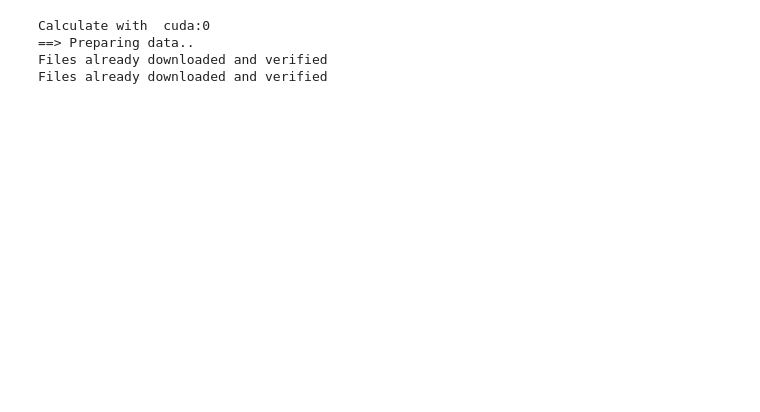
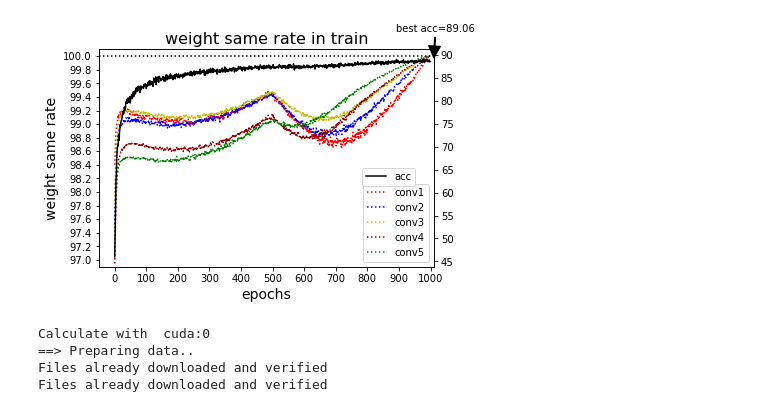
Before and after one commit to hattori7243/IR-Net, a Jupyter notebook: CIFAR-10/VGG-Small/IRNet.ipynb, the cells around one changed output. Drawn from its saved outputs; the diff is of its cells as text; code cells hidden in the pictures; blank space fills up the shorter version.

```diff
--- a/CIFAR-10/VGG-Small/IRNet.ipynb
+++ b/CIFAR-10/VGG-Small/IRNet.ipynb
@@ -1,3 +1,102 @@
+# %%
+def read_list(path):
+    l_s=[]
+    l_n=[]
+    with open(path,'r') as f:
+        s=f.readline()
+        l_s=s.split(',')
+    l_s=l_s[0:-1]
+    for item in l_s:
+        l_n.append(float(item))
+    return l_n
+# %%
+from pylab import *
+
+
+acc_list=read_list('./same/acc.out')
+conv1_list=read_list('./same/conv1.out')[1:]
+conv2_list=read_list('./same/conv2.out')[1:]
+conv3_list=read_list('./same/conv3.out')[1:]
+conv4_list=read_list('./same/conv4.out')[1:]
+conv5_list=read_list('./same/conv5.out')[1:]
+
+plt.title('weight same rate in train',fontsize=16)
+#设置图表标题和标题字号
+
+plt.xlabel('epochs',fontsize=14)
+#设置x轴标签及其字号
+plt.ylabel('weight same rate',fontsize=14)
+#设置y轴标签及其字号
+
+
+#ax为两条坐标轴的实例
+ax=plt.gca()
+
+#把x轴的主刻度设置为1的倍数
+ax.xaxis.set_major_locator(MultipleLocator(100))
+
+#把y轴的主刻度设置为0.1的倍数
+ax.yaxis.set_major_locator(MultipleLocator(0.2))
+
+
+#把x轴的刻度范围设置为-0.5到11，因为0.5不满一个刻度间隔，所以数字不会显示出来，但是能看到一点空白
+plt.xlim(-50,1010)
+
+#把y轴的刻度范围设置为-5到110，同理，-5不会标出来，但是能看到一点空白
+plt.ylim(96.9,100.1)
+
+
+# plt.plot(range(len(conv1_list)),conv1_list,color='r',marker='*',linestyle='-',label="conv1")
+# plt.plot(range(len(conv2_list)),conv2_list,color='b',marker='*',linestyle='-',label="conv2")
+# plt.plot(range(len(conv3_list)),conv3_list,color='y',marker='*',linestyle='-',label="conv3")
+# plt.plot(range(len(conv4_list)),conv4_list,color='darkred',marker='*',linestyle='-',label="conv4")
+# plt.plot(range(len(conv5_list)),conv5_list,color='g',marker='*',linestyle='-',label="conv5")
+
+ax.plot(range(len(conv1_list)),conv1_list,color='r',linestyle=':',label="conv1")
+ax.plot(range(len(conv2_list)),conv2_list,color='b',linestyle=':',label="conv2")
+ax.plot(range(len(conv3_list)),conv3_list,color='y',linestyle=':',label="conv3")
+ax.plot(range(len(conv4_list)),conv4_list,color='darkred',linestyle=':',label="conv4")
+ax.plot(range(len(conv5_list)),conv5_list,color='g',linestyle=':',label="conv5")
+
+legend(loc='lower right')
+
+#添加水平直线
+
+plt.axhline(y=100,ls=":",c="black")
+
+#添加垂直直线
+#plt.axvline(x=4,ls="-",c="green")
+
+ax1=ax.twinx()
+
+#把x轴的主刻度设置为1的倍数
+ax1.xaxis.set_major_locator(MultipleLocator(100))
+
+#把y轴的主刻度设置为0.1的倍数
+ax1.yaxis.set_major_locator(MultipleLocator(5))
+
+ax1.plot(range(len(acc_list)),acc_list,color='black',linestyle='-',label="acc")
+
+
+# 图例
+legend(loc='lower right',bbox_to_anchor=(0.96, 0.35))
+
+
+# 标记
+
+plt.annotate('best acc=89.06', xy=(1010, 89.06), xytext=(890, 95),
+            arrowprops=dict(facecolor='black', shrink=0.05,width=1.0))
+
+# 文本
+
+#plt.text(17, 85.3, 'acc=85.01')
+
+
+plt.savefig('bi_weight_same_rate.png', dpi=800)
+
+plt.show()
+# %% [output]
+[figure, added]
 # %%
 import torch
 import torch.nn as nn
```
Also changed, not shown: parts of 11 cells of this notebook, 7 other files.
